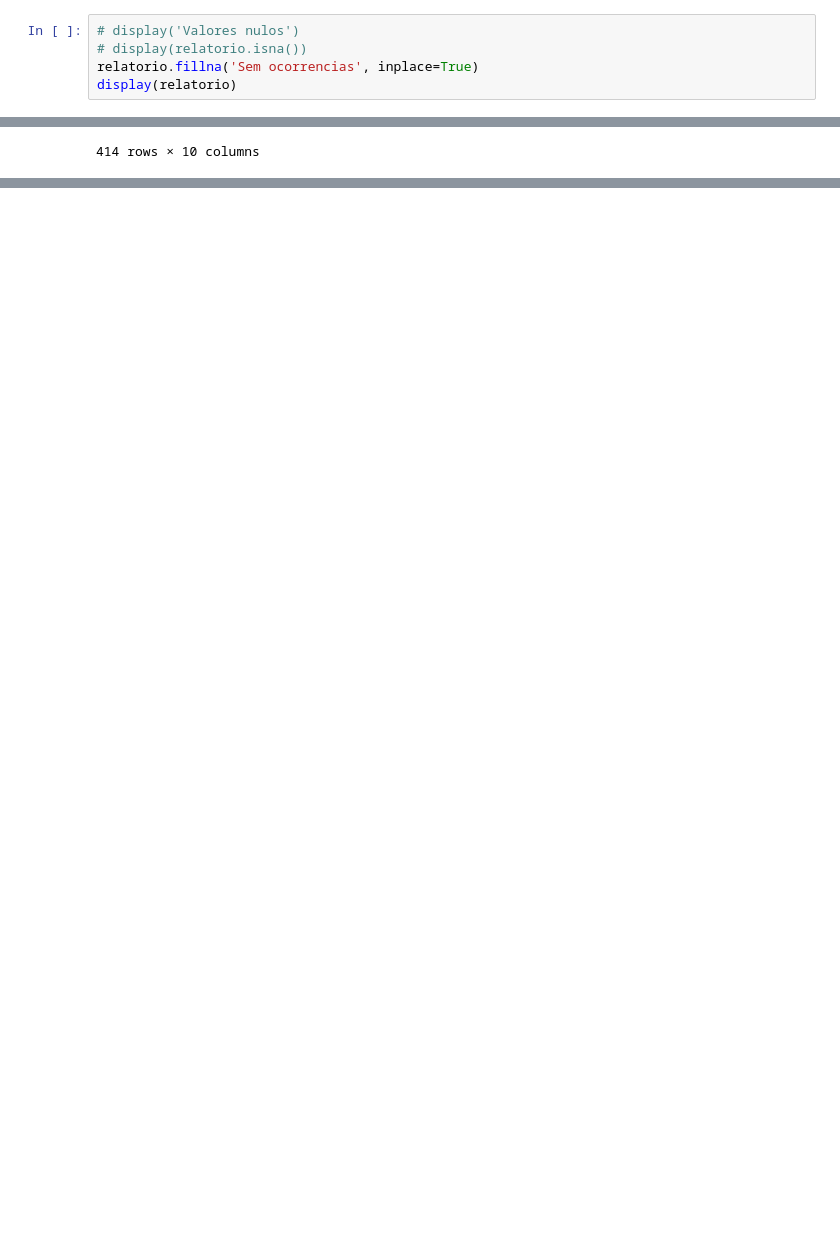
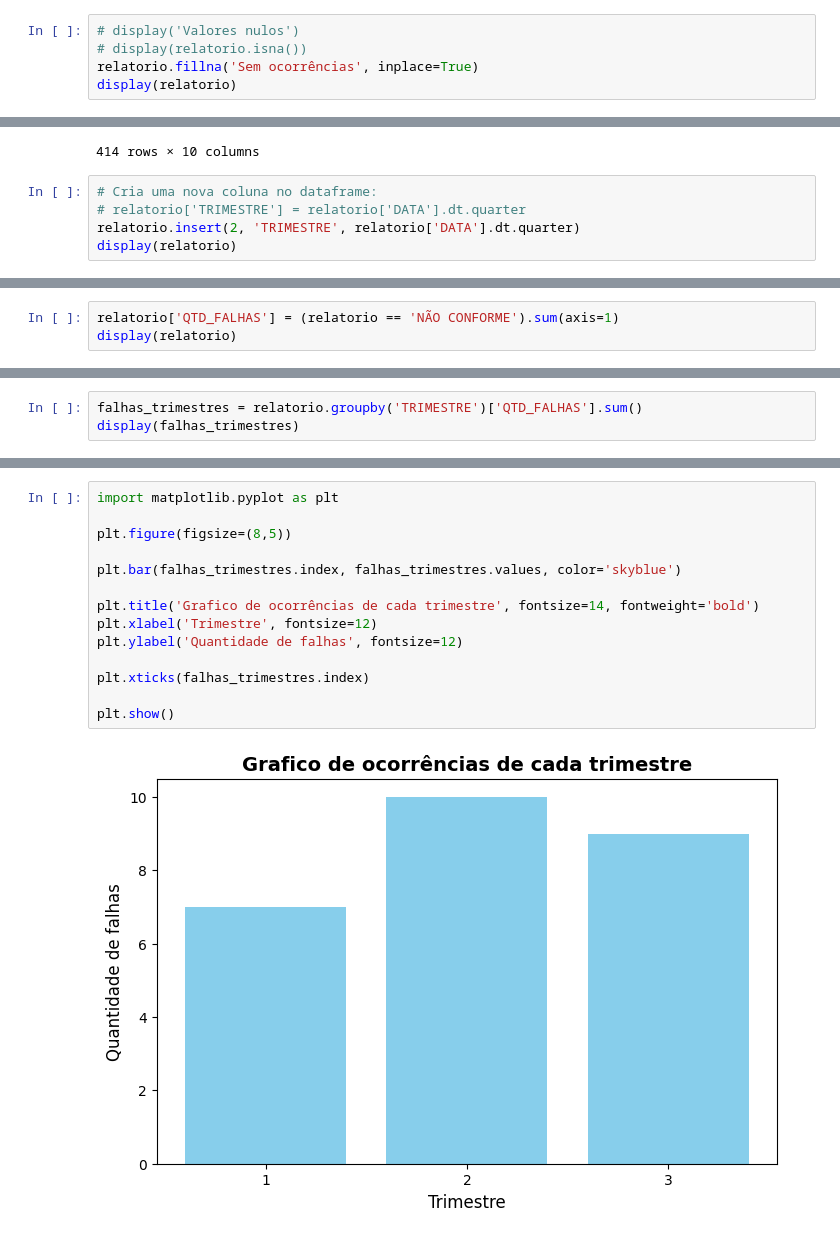
Before and after one commit to thalesboss/Topicos-bigdata-Python-com-pandas, a Jupyter notebook: etl.ipynb, the cells around one changed output, grey strips where cells are left out. Cells and saved outputs as stored; diff of their text form; blank space fills up the shorter version.

Commit message:
Gráficos do matplotlib

```diff
--- a/etl.ipynb
+++ b/etl.ipynb
@@ -96,7 +96,7 @@ display(df_terceiro_trimestre)
 # %%
 # display('Valores nulos')
 # display(relatorio.isna())
-relatorio.fillna('Sem ocorrencias', inplace=True)
+relatorio.fillna('Sem ocorrências', inplace=True)
 display(relatorio)
 # %% [output]
 |  | ID | DATA | MOCHILINKS | RETORNO VIVOS | MULTIVIEW3 | MULTIVIEW2 | GLOBOPLAY | MULTIVIEW | CLEARCOM | ... |
@@ -112,3 +112,8 @@ display(relatorio)
 | 412 | 413 | 2026-09-29 | CONFORME | CONFORME | CONFORME | CONFORME | CONFORME | CONFORME | CONFORME | ... |
 | 413 | 414 | 2026-09-30 | CONFORME | CONFORME | NÃO CONFORME | CONFORME | CONFORME | CONFORME | CONFORME | ... |
 414 rows × 10 columns
+# %%
+# Cria uma nova coluna no dataframe:
+# relatorio['TRIMESTRE'] = relatorio['DATA'].dt.quarter
+relatorio.insert(2, 'TRIMESTRE', relatorio['DATA'].dt.quarter)
+display(relatorio)
@@ -114,0 +134,3 @@ display(relatorio)
+# %%
+relatorio['QTD_FALHAS'] = (relatorio == 'NÃO CONFORME').sum(axis=1)
+display(relatorio)
@@ -114,0 +151,3 @@ display(relatorio)
+# %%
+falhas_trimestres = relatorio.groupby('TRIMESTRE')['QTD_FALHAS'].sum()
+display(falhas_trimestres)
@@ -114,0 +160,16 @@ display(relatorio)
+# %%
+import matplotlib.pyplot as plt
+
+plt.figure(figsize=(8,5))
+
+plt.bar(falhas_trimestres.index, falhas_trimestres.values, color='skyblue')
+
+plt.title('Grafico de ocorrências de cada trimestre', fontsize=14, fontweight='bold')
+plt.xlabel('Trimestre', fontsize=12)
+plt.ylabel('Quantidade de falhas', fontsize=12)
+
+plt.xticks(falhas_trimestres.index)
+
+plt.show()
+# %% [output]
+[figure, added]
```
Also changed, not shown: parts of 6 cells of this notebook.
